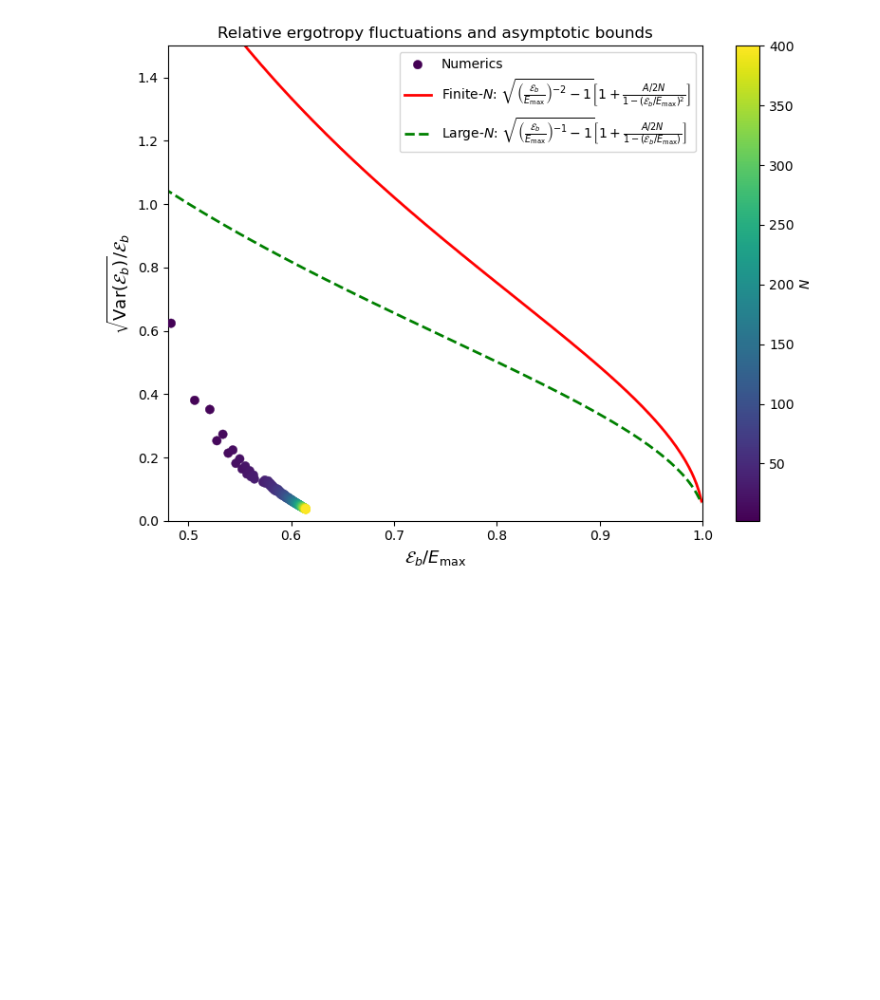
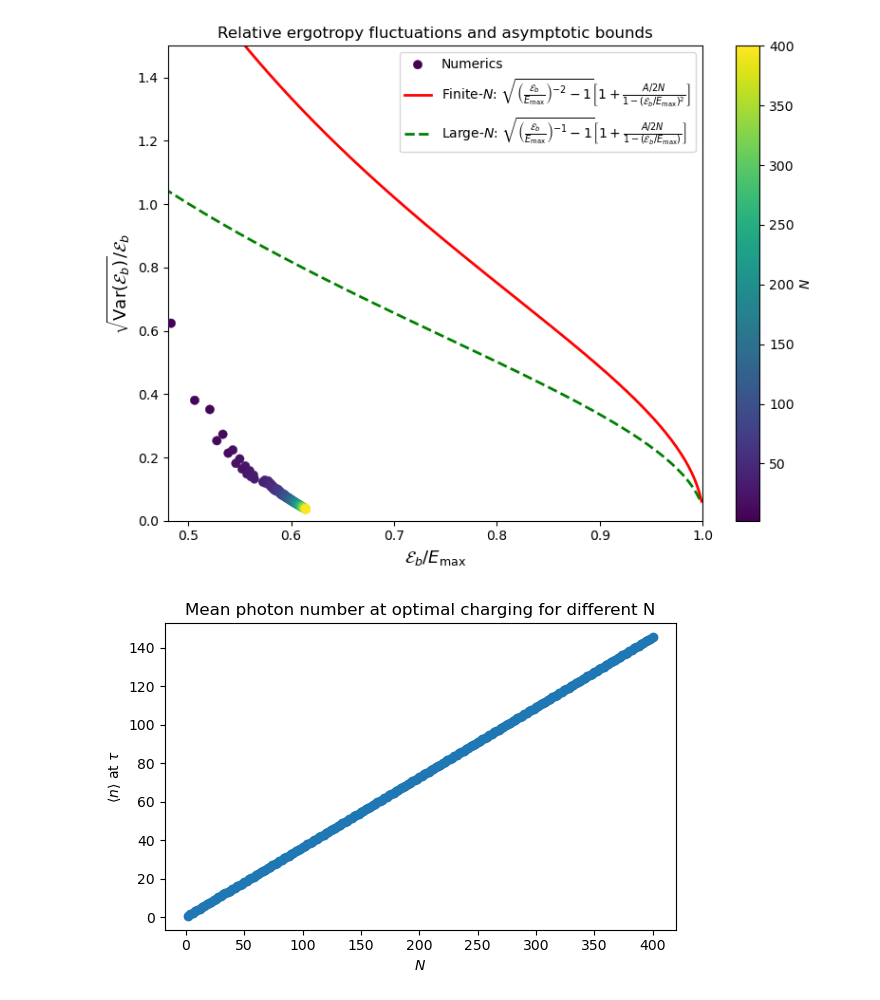
Before and after one commit to gbhanja/ERGO_FLUC_parallel_codes, a Jupyter notebook: TC_Kac_OP_fock.ipynb, the cells around one changed output. Cells and saved outputs as stored; diff of their text form; code cells hidden in the pictures; blank space fills up the shorter version.

```diff
--- a/TC_Kac_OP_fock.ipynb
+++ b/TC_Kac_OP_fock.ipynb
@@ -8,7 +8,7 @@ import os
 
 downloads = os.path.join(os.path.expanduser("~"), "Downloads")
 
-filename = os.path.join(downloads, "TC_Kac_OP_fock.npz")
+filename = os.path.join(downloads, "TC_Kac_OP_foCK.npz")
 
 data = np.load(filename)
 
@@ -21,6 +21,9 @@ E_ratio = data["ratio"]
 E_B = data["Eb"]
 E_W2 = data["W2"]
 Spin_Purity = data["spin_purity"]
+PhotonMean = data["photon_mean"]
+HighestOccupied = data["highest_occupied"]
+EdgePopulation = data["edge_population"]
 
 # derived quantities
 Power = E_B / tau
@@ -903,3 +906,17 @@ plt.tight_layout()
 plt.show()
 # %% [output]
 [figure]
+# %%
+################################################################
+# Plot of mean photon number at optimal charging for different N
+################################################################
+
+plt.figure(figsize=(6,4))
+plt.plot(N_arr, PhotonMean, 'o-')
+plt.xlabel(r'$N$')
+plt.ylabel(r'$\langle n\rangle$ at $\tau$')
+plt.title("Mean photon number at optimal charging for different N")
+plt.tight_layout()
+plt.show()
+# %% [output]
+[figure, added]
```
Also changed, not shown: parts of 4 cells of this notebook, 2 other files.
